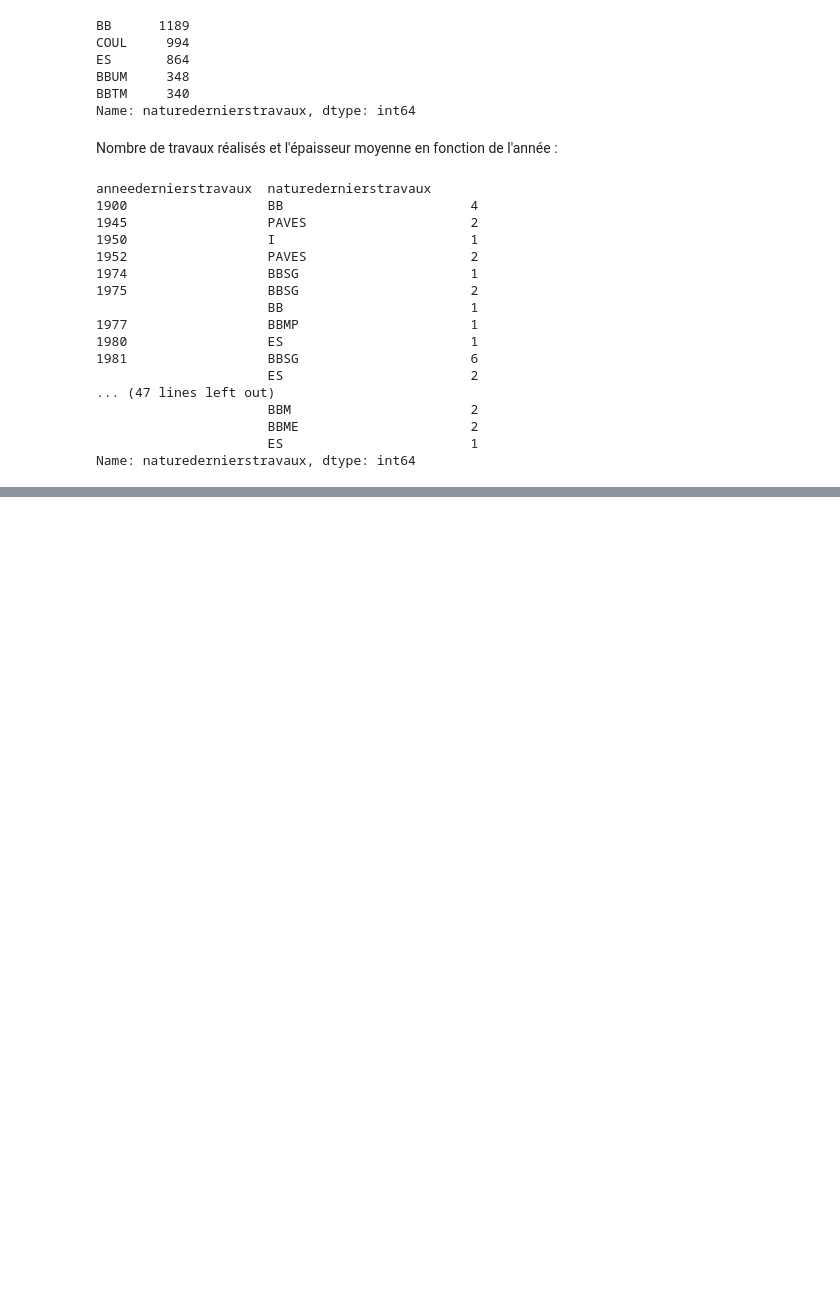
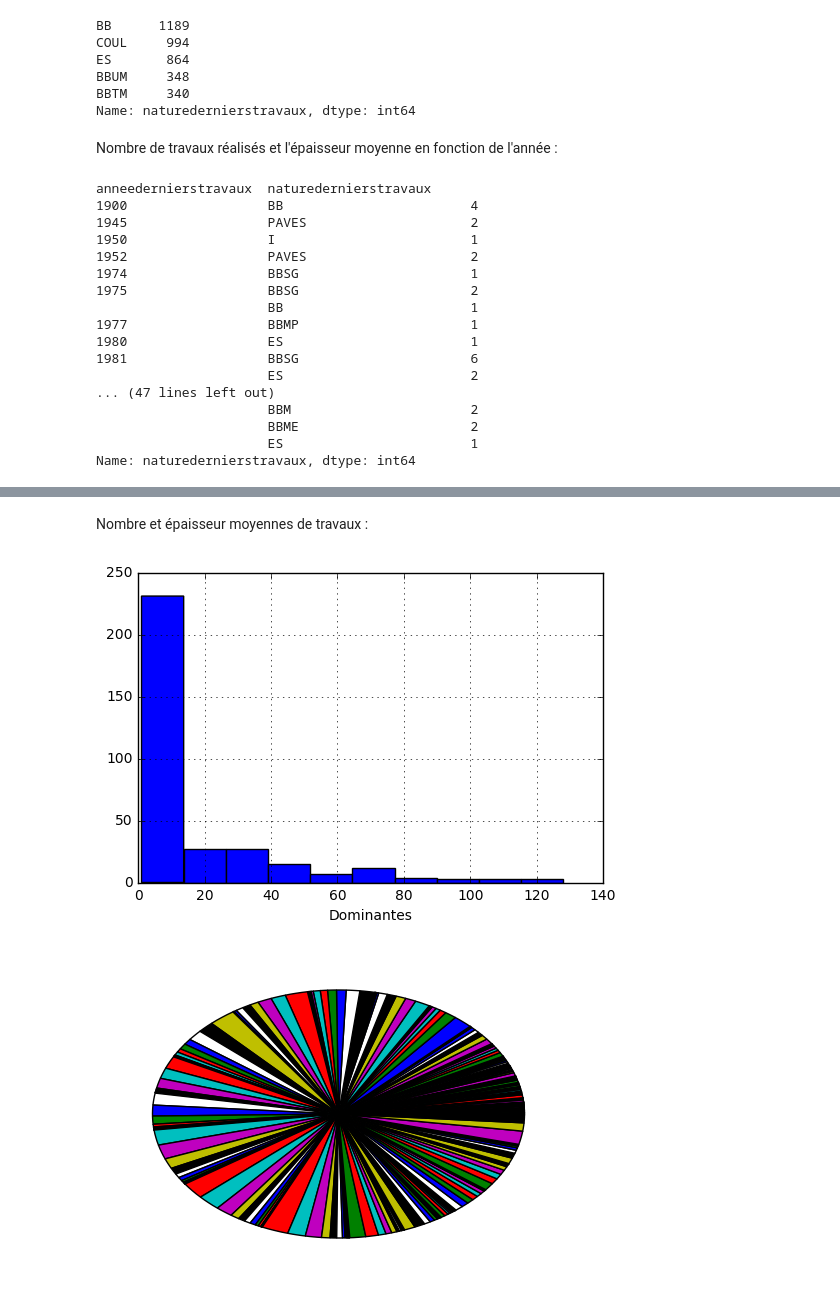
Before and after one commit to AloisChev/Interactive_Python_Notebooks, a Jupyter notebook: routes.ipynb, the cells around one changed output, grey strips where cells are left out. Saved outputs shown, nothing was run; the diff lists cells and outputs as text; code cells hidden in the pictures; blank space fills up the shorter version.

```diff
--- a/routes.ipynb
+++ b/routes.ipynb
@@ -98,6 +99,7 @@ Nombre de travaux réalisés et l'épaisseur moyenne en fonction de l'année :
 # %%
 #Il manque 'epaisseurdernierstravaux' pour le moment
 print(dfroutes.naturedernierstravaux.groupby(dfroutes.anneedernierstravaux).value_counts())
+analyse2 = dfroutes.naturedernierstravaux.groupby(dfroutes.anneedernierstravaux).value_counts()
 # %% [output]
 anneedernierstravaux  naturedernierstravaux
 1900                  BB                        4
@@ -118,0 +140,14 @@ Name: naturedernierstravaux, dtype: int64
+# %% [markdown]
+Nombre et épaisseur moyennes de travaux :
+# %%
+n, bins, patches = plt.hist(analyse2)
+
+plt.xlabel('Dominantes')
+plt.grid(True)
+plt.show()
+
+plt.pie(analyse2)
+plt.show()
+# %% [output]
+[figure, added]
+[figure, added]
```
Also changed, not shown: parts of 3 cells of this notebook, 1 other file.
